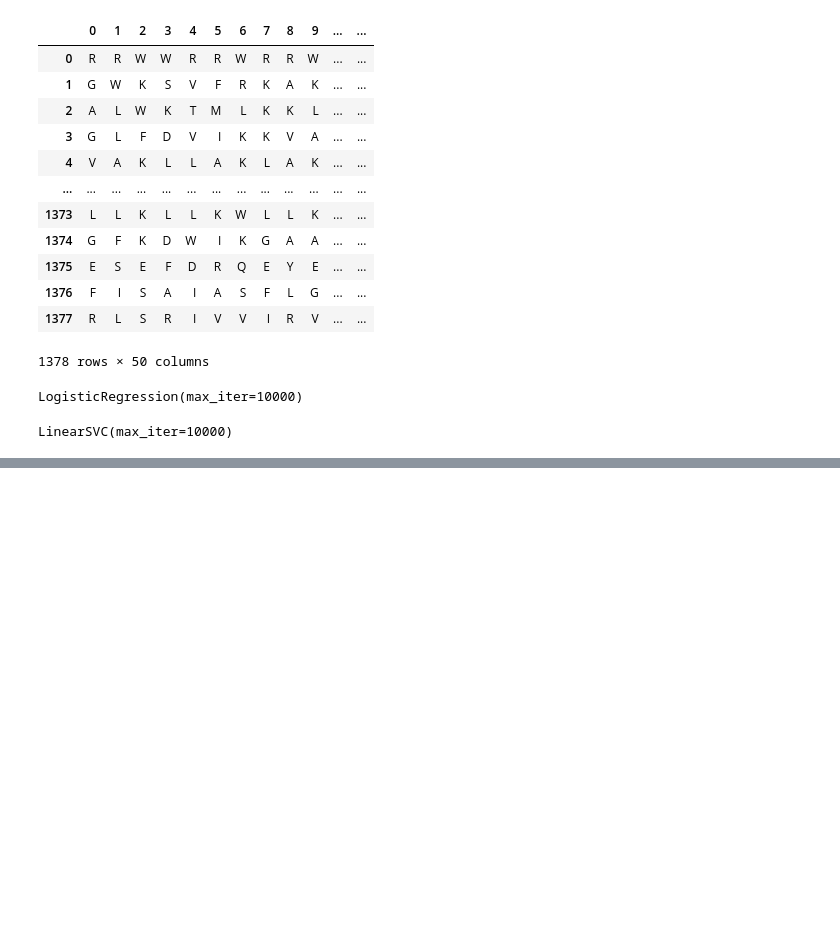
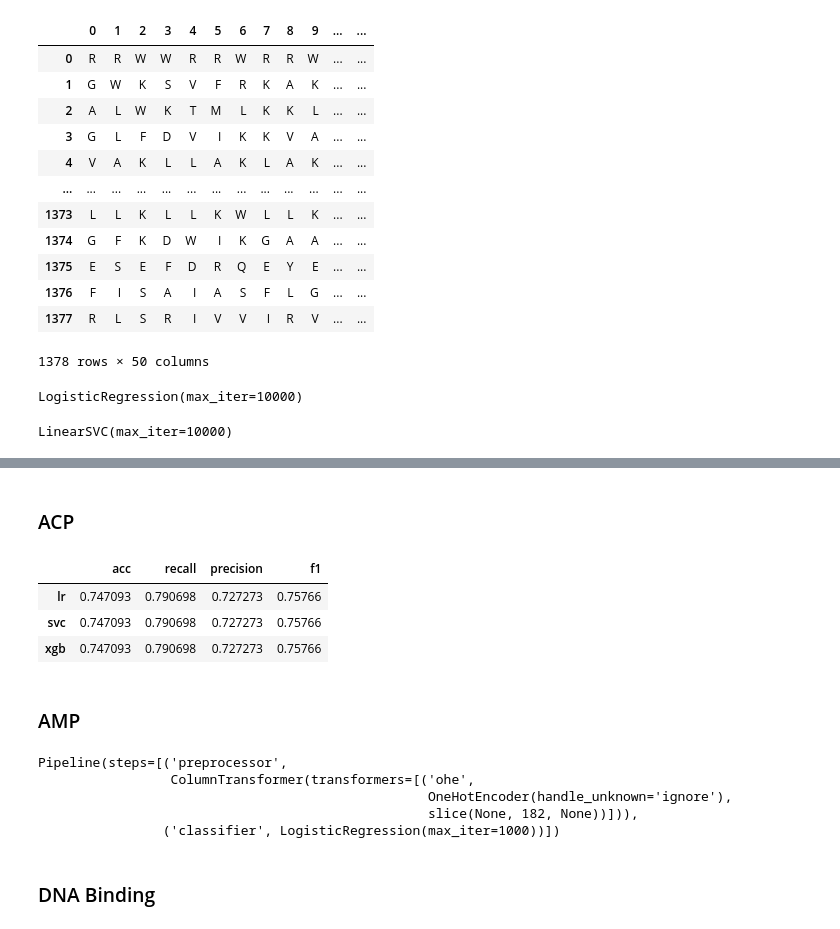
Before and after one commit to vin00d/peptide, a Jupyter notebook: 04_baseline_models.ipynb, the cells around one changed output, grey strips where cells are left out. Drawn from its saved outputs; the diff is of its cells as text; code cells hidden in the pictures; blank space fills up the shorter version.

```diff
--- a/04_baseline_models.ipynb
+++ b/04_baseline_models.ipynb
@@ -239,0 +268,50 @@ pd.DataFrame(scores, columns=['acc', 'f1', 'precision'], index=['lr', 'svc', 'xg
+# %%
+def train(model, X_train, y_train):
+    model_pipeline = create_pipeline(model, len(X_train.columns))
+    model_pipeline.fit(X_train, y_train)
+    return model_pipeline
+
+def predict(model_pipeline, X_test):
+    preds = model_pipeline.predict(X_test)
+    return preds
+# %%
+def train_predict_allmodels(X_train, y_train, X_test):
+    all_preds = []
+    for model in ['lr', 'svm', 'xgb']:
+        model_pipeline = train(model, X_train, y_train)
+        preds = predict(model_pipeline, X_test)
+        all_preds.append(preds)
+
+    return all_preds
+
+def get_all_scores(all_preds, y_test):
+    scores = []
+    for preds in all_preds:
+        scores.append([accuracy_score(y_test, preds), recall_score(y_test, preds), precision_score(y_test, preds), f1_score(y_test, preds)])
+        return pd.DataFrame(scores, columns=['acc', 'recall', 'precision', 'f1'], index=['lr', 'svc', 'xgb'])
+# %%
+# acp_train_df, acp_test_df, amp_train_df, amp_test_df, dna_bind_train_df, dna_bind_test_df
+
+_, acp_train_features, acp_train_labels = extract_features_labels(acp_train_df)
+_, acp_test_features, acp_test_labels = extract_features_labels(acp_test_df)
+
+_, amp_train_features, amp_train_labels = extract_features_labels(amp_train_df)
+_, amp_test_features, amp_test_labels = extract_features_labels(amp_test_df)
+
+_, dna_bind_train_features, dna_bind_train_labels = extract_features_labels(dna_bind_train_df)
+_, dna_bind_test_features, dna_bind_test_labels = extract_features_labels(dna_bind_test_df)
+# %% [markdown]
+### ACP
+# %%
+X_train, y_train = acp_train_features, acp_train_labels['label_acp'].to_numpy()
+X_test, y_test = acp_test_features, acp_test_labels['label_acp'].to_numpy()
+
+all_preds = train_predict_allmodels(X_train, y_train, X_test)
+get_all_scores(all_preds, y_test)
+# %% [output]
+|  | acc | recall | precision | f1 |
+| lr | 0.747093 | 0.790698 | 0.727273 | 0.75766 |
+| svc | 0.747093 | 0.790698 | 0.727273 | 0.75766 |
+| xgb | 0.747093 | 0.790698 | 0.727273 | 0.75766 |
+# %% [markdown]
+### AMP
@@ -239,0 +324,9 @@ pd.DataFrame(scores, columns=['acc', 'f1', 'precision'], index=['lr', 'svc', 'xg
+# %%
+model_pipeline = create_pipeline('lr', len(X_train.columns))
+model_pipeline.fit(X_train, y_train)
+# %% [output]
+Pipeline(steps=[('preprocessor',
+                 ColumnTransformer(transformers=[('ohe',
+                                                  OneHotEncoder(handle_unknown='ignore'),
+                                                  slice(None, 182, None))])),
+                ('classifier', LogisticRegression(max_iter=1000))])
@@ -239,0 +335,2 @@ pd.DataFrame(scores, columns=['acc', 'f1', 'precision'], index=['lr', 'svc', 'xg
+# %% [markdown]
+### DNA Binding
```
Also changed, not shown: parts of 30 cells of this notebook, 3 other files.
